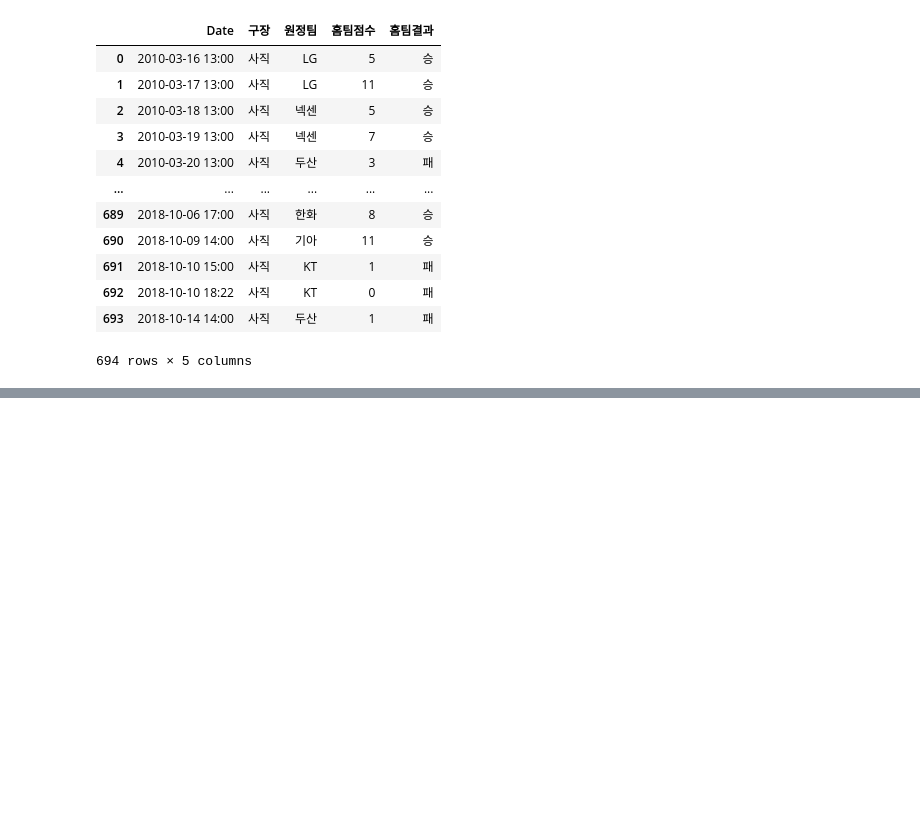
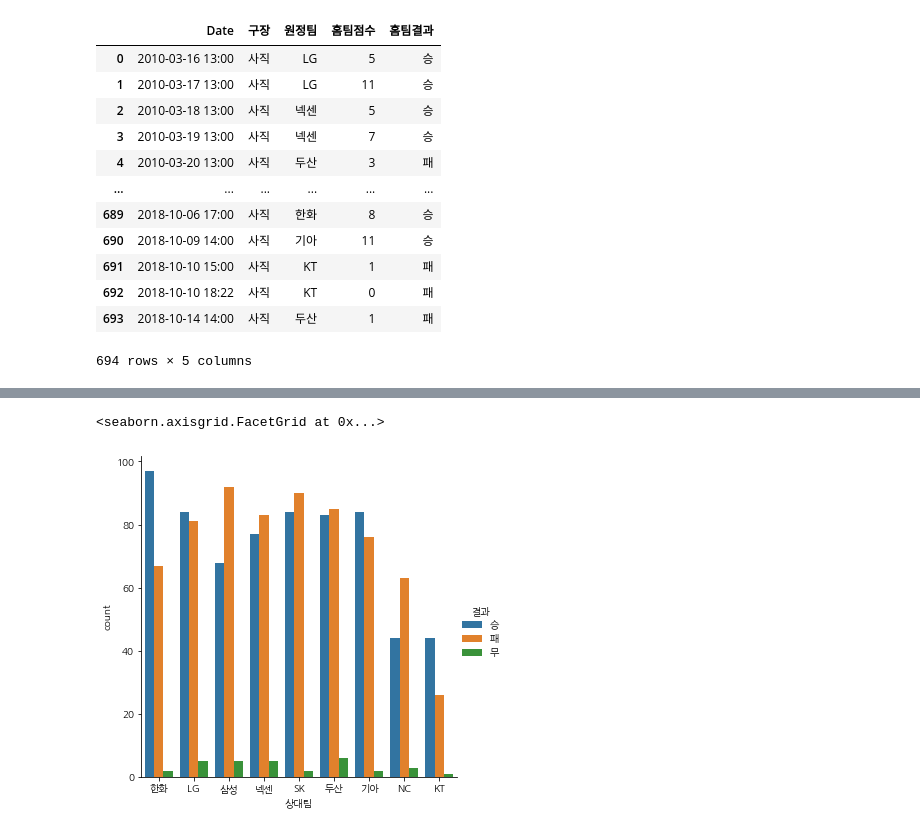
Before and after one commit to awessum/programming_3, a Jupyter notebook: project.ipynb, the cells around one changed output, grey strips where cells are left out. Cells and saved outputs as stored; diff of their text form; code cells hidden in the pictures; blank space fills up the shorter version.

```diff
--- a/project.ipynb
+++ b/project.ipynb
@@ -431,0 +345,7 @@ result2
+# %%
+sns.catplot(
+ kind='count', x='상대팀', hue='결과', data=giants
+)
+# %% [output]
+<seaborn.axisgrid.FacetGrid at 0x...>
+[figure, added]
```
Also changed, not shown: parts of 59 cells of this notebook.
